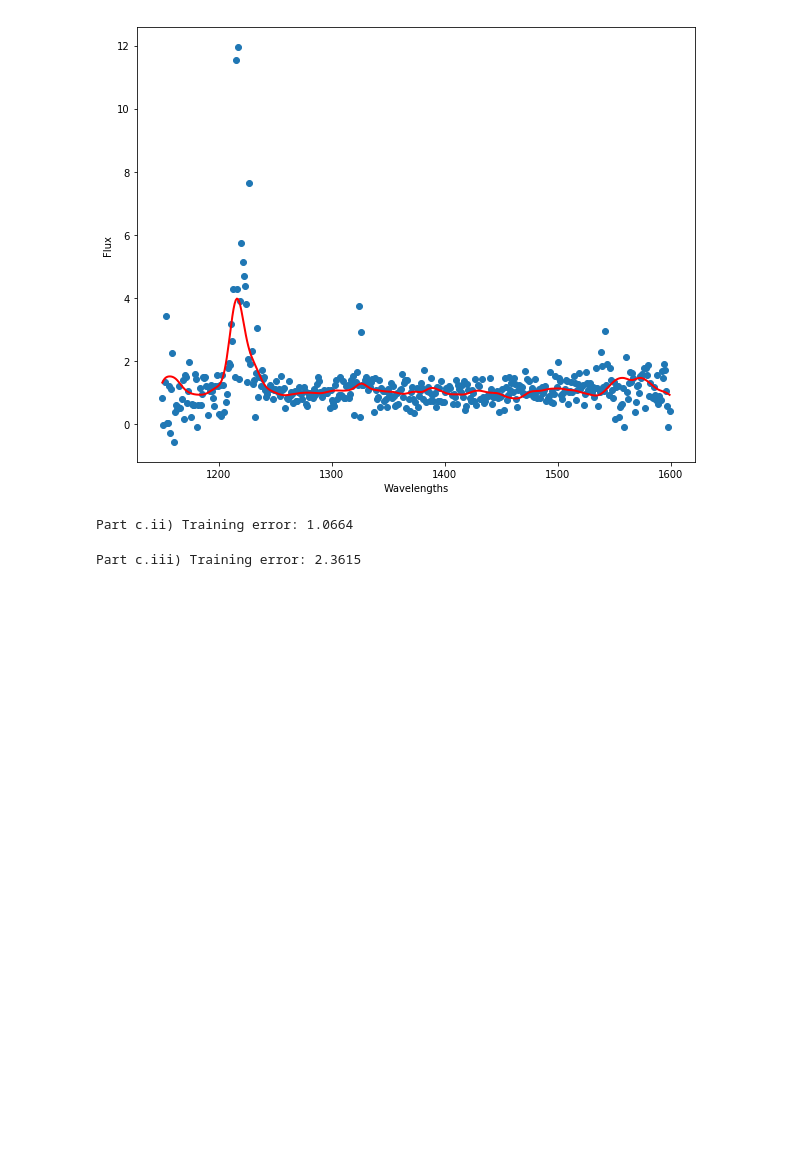
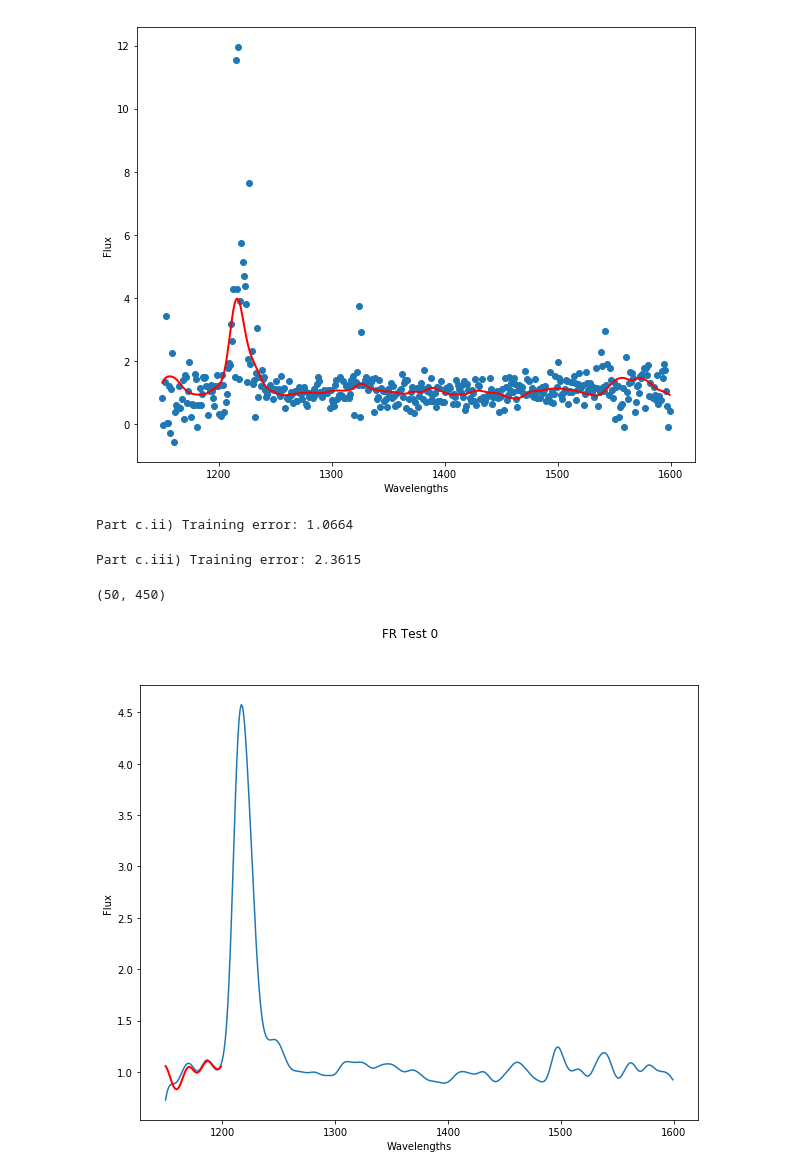
Before and after one commit to christydennison/cs229, a Jupyter notebook: pset1.5.ipynb, the cells around one changed output. Drawn from its saved outputs; the diff is of its cells as text; code cells hidden in the pictures; blank space fills up the shorter version.

```diff
--- a/pset1.5.ipynb
+++ b/pset1.5.ipynb
@@ -155,9 +148,16 @@ print('Part c.ii) Training error: %.4f' % np.mean(train_errors))
+# %%
+print(smooth_test.shape)
+# %% [output]
+(50, 450)
+# %%
+fhats0, mean_error0 = q.fhat_left(smooth_train, smooth_test[0].reshape((1, smooth_test.shape[1])))
+fhats5, mean_error5 = q.fhat_left(smooth_train, smooth_test[5].reshape((1, smooth_test.shape[1])))
 # %%
-### Part c.iii
-test_errors = [q.dist(left, q.func_reg(left_train, right_train, right)) for left, right in zip(left_test, right_test)]
-print('Part c.iii) Test error: %.4f' % np.mean(test_errors))
+q.plot_c(wavelengths, smooth_test[0], fhats0.reshape((50, 1)), 'FR Test 0', '')
 
-left_1 = q.func_reg(left_train, right_train, right_test[0])
-q.plot_c(left_1, smooth_test[0], wavelengths, 'ps1q5c3_1.png')
-left_6 = q.func_reg(left_train, right_train, right_test[5])
-q.plot_c(left_6, smooth_test[5], wavelengths, 'ps1q5c3_6.png')
+# left_1 = q.func_reg(left_train, right_train, right_test[0])
+# q.plot_c(left_1, smooth_test[0], wavelengths, 'ps1q5c3_1.png')
+# left_6 = q.func_reg(left_train, right_train, right_test[5])
+# q.plot_c(left_6, smooth_test[5], wavelengths, 'ps1q5c3_6.png')
+# %% [output]
+[figure, added]
```
Also changed, not shown: parts of 3 cells of this notebook, 1 other file.
